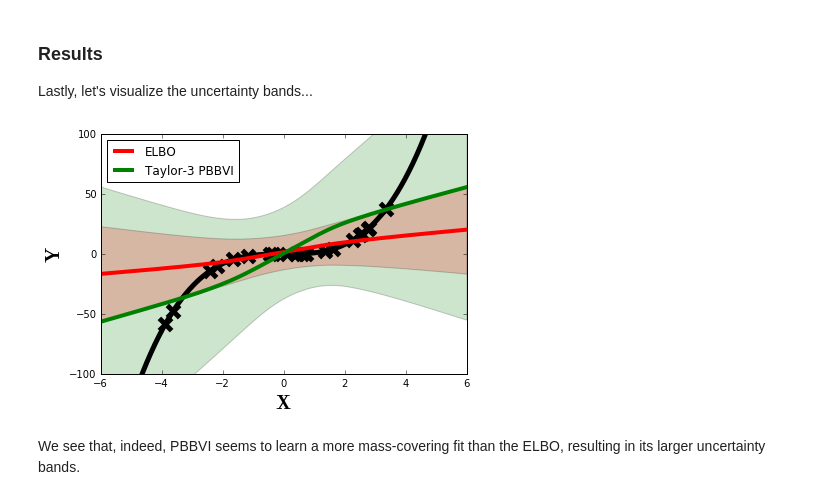
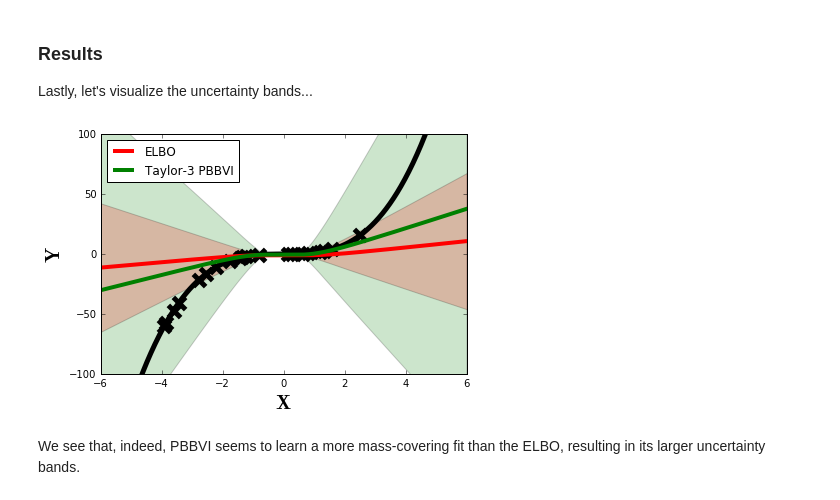
Before and after one commit to enalisnick/paper_summaries, a Jupyter notebook: perturbative_BBVI.ipynb, the cells around one changed output. Cells and saved outputs as stored; diff of their text form; code cells hidden in the pictures.

```diff
--- a/perturbative_BBVI.ipynb
+++ b/perturbative_BBVI.ipynb
@@ -86,7 +86,7 @@ def logGaussPdf(x, params):
 def logModel(W, b, x, y):
     h = np.maximum(np.dot(x, W[:, :50]) + b[:, :50], 0.)
     y_hat = np.dot(h, W[:, 50:].T) + b[:, 50:]
-    return np.sum( .5 * (y - y_hat)**2 )
+    return np.sum( .5 * -(y - y_hat)**2 )
 
 def fprop(W, b, x):
     h = np.maximum(np.dot(x, W[:, :50]) + b[:, :50], 0.)
@@ -235,22 +235,22 @@ pbbvi_pred_std = np.std(predictions, axis=0)
 Lastly, let's visualize the uncertainty bands...
 # %%
 ### Plotting ###
-plt.fill_between(x_true, pbbvi_pred_mean-pbbvi_pred_std, pbbvi_pred_mean+pbbvi_pred_std, facecolor='green', interpolate=True, alpha=.2)
-plt.fill_between(x_true, elbo_pred_mean-elbo_pred_std, elbo_pred_mean+elbo_pred_std, facecolor='red', interpolate=True, alpha=.2)
+plt.fill_between(x_true, pbbvi_pred_mean-2*pbbvi_pred_std, pbbvi_pred_mean+2*pbbvi_pred_std, facecolor='green', interpolate=True, alpha=.2)
+plt.fill_between(x_true, elbo_pred_mean-2*elbo_pred_std, elbo_pred_mean+2*elbo_pred_std, facecolor='red', interpolate=True, alpha=.2)
 plt.scatter(x, y, s=150, c='k', marker='x', linewidths=5)
 plt.plot(x_true, y_true, '-k', linewidth=5.)
 plt.plot(x_true, elbo_pred_mean, 'r-', linewidth=4., label="ELBO")
 plt.plot(x_true, pbbvi_pred_mean, 'g-', linewidth=4., label="Taylor-3 PBBVI")
 
 plt.xlim([-6, 6])
 plt.ylim([-100, 100])
 plt.ylabel(r"$\mathbf{Y}$", fontsize=20)
 plt.xlabel(r"$\mathbf{X}$", fontsize=20)
 
 plt.legend(loc=2)
 plt.tight_layout(pad=0.4, w_pad=0.5, h_pad=1.0)
 plt.show()
 # %% [output]
-[figure, old version]
+[figure, new version]
 # %% [markdown]
 We see that, indeed, PBBVI seems to learn a more mass-covering fit than the ELBO, resulting in its larger uncertainty bands.
```
Also changed, not shown: parts of 1 cell of this notebook.
